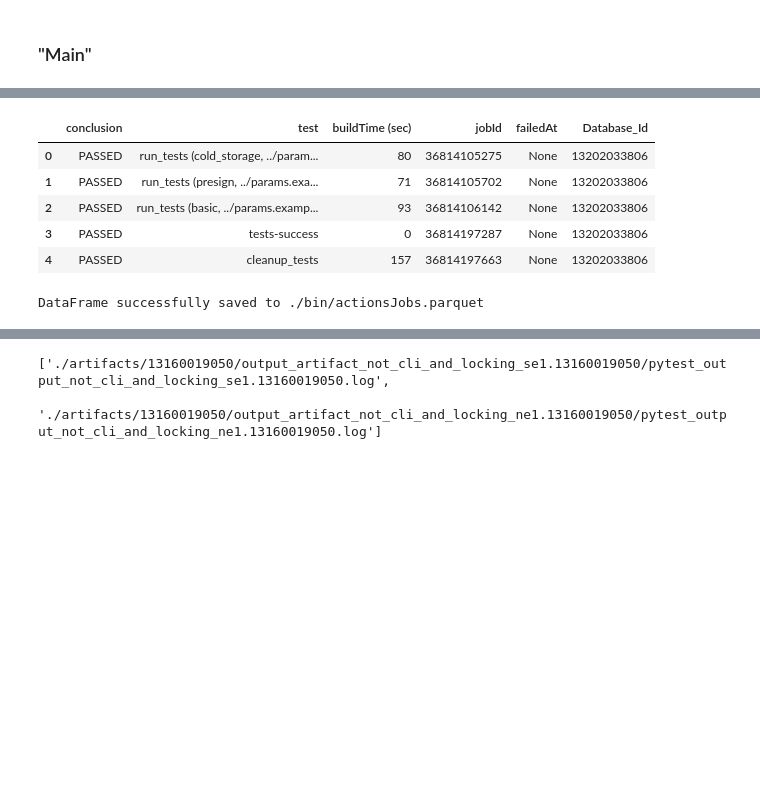
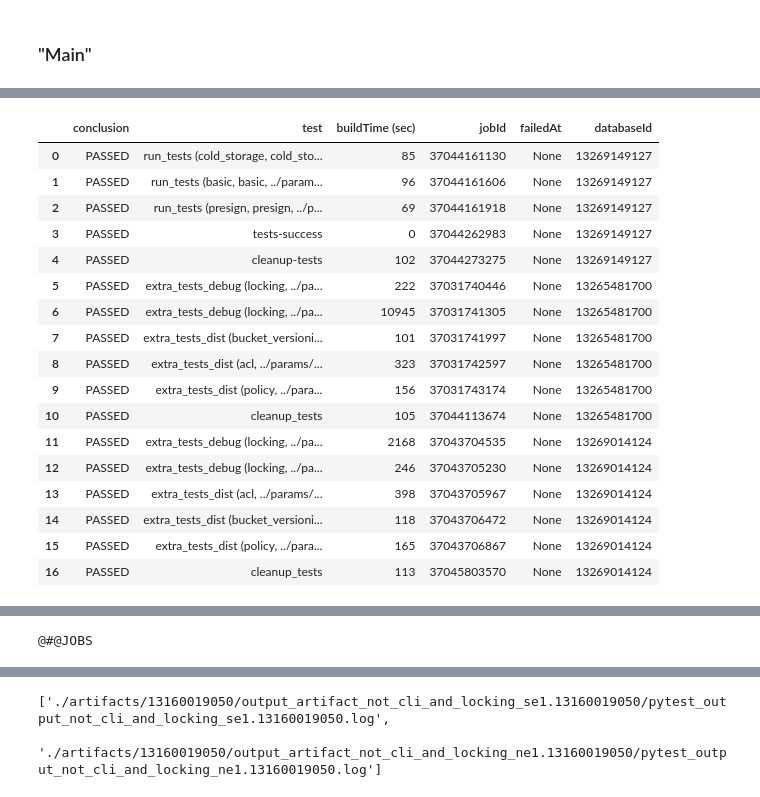
Before and after one commit to 2xlhe/gh-Actions-Reader, a Jupyter notebook: ghActionsReader.ipynb, the cells around one changed output, grey strips where cells are left out. Cells and saved outputs as stored; diff of their text form; code cells hidden in the pictures; blank space fills up the shorter version.

Commit message:
solved concatenation error on actionsJobs.parquet file during saving

```diff
--- a/ghActionsReader.ipynb
+++ b/ghActionsReader.ipynb
@@ -147,7 +147,13 @@ class ActionsJobs:
         self.repository = repository
         self.workflow = workflow
 
-    def get_jobs(self, database_id):
+    def __retrieve_jobs__(self, database_id: int):
+        command = f'gh run --repo {self.repository} view {database_id}'
+        jobs_data = subprocess.run(command, shell=True, text=True, check=True, capture_output=True).stdout
+
+        return jobs_data
+
+    def get_jobs(self, database_id: int) -> pd.DataFrame:
             """
             Retrieves job data from the GitHub CLI and processes it.
 
@@ -156,16 +162,22 @@ class ActionsJobs:
             """
             try:
                 jobs_df = ArqManipulation.read_parquet_file(parquet_file_name="./bin/actionsJobs.parquet")
-                if jobs_df.empty or not database_id in jobs_df['Database_Id'].values:
-                    command = f'gh run --repo {self.repository} view {database_id}'
-                    display(jobs_df)
-                    jobs_data = subprocess.run(command, shell=True, text=True, check=True, capture_output=True).stdout
-                    jobs_data = self.__clean_job_text__(jobs_data)
 
-                    jobs_df = pd.concat([jobs_df, jobs_data], ignore_index=True)
+                if jobs_df.empty:
+                    data = self.__retrieve_jobs__(database_id=database_id)
+                    jobs_df = self.__clean_job_text__(data)
 
-                    if not jobs_df.empty:
-                        jobs_df["Database_Id"] = int(database_id)
+                    jobs_df["databaseId"] = int(database_id)
+
+                    ArqManipulation.save_df_to_parquet(jobs_df, parquet_file_name="./bin/actionsJobs.parquet")
+
+                elif not database_id in jobs_df['databaseId'].values:
+                    data = self.__retrieve_jobs__(database_id=database_id)
+                    data_df = self.__clean_job_text__(data)
+                    data_df["databaseId"] = int(database_id)
+
+                    jobs_df = pd.concat([jobs_df, data_df], ignore_index=True)
+
                     ArqManipulation.save_df_to_parquet(jobs_df, parquet_file_name="./bin/actionsJobs.parquet")
 
                 return jobs_df
@@ -251,10 +263,9 @@ class ActionsJobs:
             ansi_cleaned = ArqManipulation.clean_ansi_escape(base_str)
             cleaned = ansi_cleaned.replace("✓", "PASSED |").replace("X", "FAILED |")
 
-
             stripped_list = self.__find_jobs__(cleaned)
 
-            if any('JOBS' not in x[0] and 'ANNOTATIONS' not in x[0] for x in stripped_list):
+            if not (x.find('JOBS') or x.find("ANNOTATIONS") for x in stripped_list):
                 return pd.DataFrame()
 
             jobs_df = self.__build_cleaned_df__(stripped_list)
@@ -522,12 +533,24 @@ DataFrame successfully saved to ./bin/actionsWorflow.parquet
 # %%
 jobs = ActionsJobs(repo_path, workflow)
-j = jobs.get_jobs(13187766354)
-j
+display(jobs.get_jobs(13269149127))
+display(jobs.get_jobs(13265481700))
+jobs.get_jobs(13269014124)
 # %% [output]
-|  | conclusion | test | buildTime (sec) | jobId | failedAt | Database_Id |
-| 0 | PASSED | run_tests (cold_storage, ../param... | 80 | 36814105275 | None | 13202033806 |
-| 1 | PASSED | run_tests (presign, ../params.exa... | 71 | 36814105702 | None | 13202033806 |
-| 2 | PASSED | run_tests (basic, ../params.examp... | 93 | 36814106142 | None | 13202033806 |
-| 3 | PASSED | tests-success | 0 | 36814197287 | None | 13202033806 |
-| 4 | PASSED | cleanup_tests | 157 | 36814197663 | None | 13202033806 |
+|  | conclusion | test | buildTime (sec) | jobId | failedAt | databaseId |
+| 0 | PASSED | run_tests (cold_storage, cold_sto... | 85 | 37044161130 | None | 13269149127 |
+| 1 | PASSED | run_tests (basic, basic, ../param... | 96 | 37044161606 | None | 13269149127 |
+| 2 | PASSED | run_tests (presign, presign, ../p... | 69 | 37044161918 | None | 13269149127 |
+| 3 | PASSED | tests-success | 0 | 37044262983 | None | 13269149127 |
+| 4 | PASSED | cleanup-tests | 102 | 37044273275 | None | 13269149127 |
+| 5 | PASSED | extra_tests_debug (locking, ../pa... | 222 | 37031740446 | None | 13265481700 |
+| 6 | PASSED | extra_tests_debug (locking, ../pa... | 10945 | 37031741305 | None | 13265481700 |
+| 7 | PASSED | extra_tests_dist (bucket_versioni... | 101 | 37031741997 | None | 13265481700 |
+| 8 | PASSED | extra_tests_dist (acl, ../params/... | 323 | 37031742597 | None | 13265481700 |
+| 9 | PASSED | extra_tests_dist (policy, ../para... | 156 | 37031743174 | None | 13265481700 |
+| 10 | PASSED | cleanup_tests | 105 | 37044113674 | None | 13265481700 |
+| 11 | PASSED | extra_tests_debug (locking, ../pa... | 2168 | 37043704535 | None | 13269014124 |
+| 12 | PASSED | extra_tests_debug (locking, ../pa... | 246 | 37043705230 | None | 13269014124 |
+| 13 | PASSED | extra_tests_dist (acl, ../params/... | 398 | 37043705967 | None | 13269014124 |
+| 14 | PASSED | extra_tests_dist (bucket_versioni... | 118 | 37043706472 | None | 13269014124 |
+| 15 | PASSED | extra_tests_dist (policy, ../para... | 165 | 37043706867 | None | 13269014124 |
+| 16 | PASSED | cleanup_tests | 113 | 37045803570 | None | 13269014124 |
-DataFrame successfully saved to ./bin/actionsJobs.parquet
@@ -544,0 +593,17 @@ DataFrame successfully saved to ./bin/actionsJobs.parquet
+# %%
+# Example simplified version assuming stripped_list contains strings without color codes
+stripped_list = [
+    "beatles Pull Request Essential Tests #64",
+    "run_tests (cold_storage) / build",
+    "tests-success",
+    "cleanup-tests / cleanup",
+    "ARTIFACTS",
+    "@#@JOBS",
+    ]
+
+# Corrected version checking for presence within any string
+for x in stripped_list:
+    if x.find('JOBS') != -1:
+         print(x)
+# %% [output]
+@#@JOBS
```
Also changed, not shown: parts of 7 cells of this notebook.
